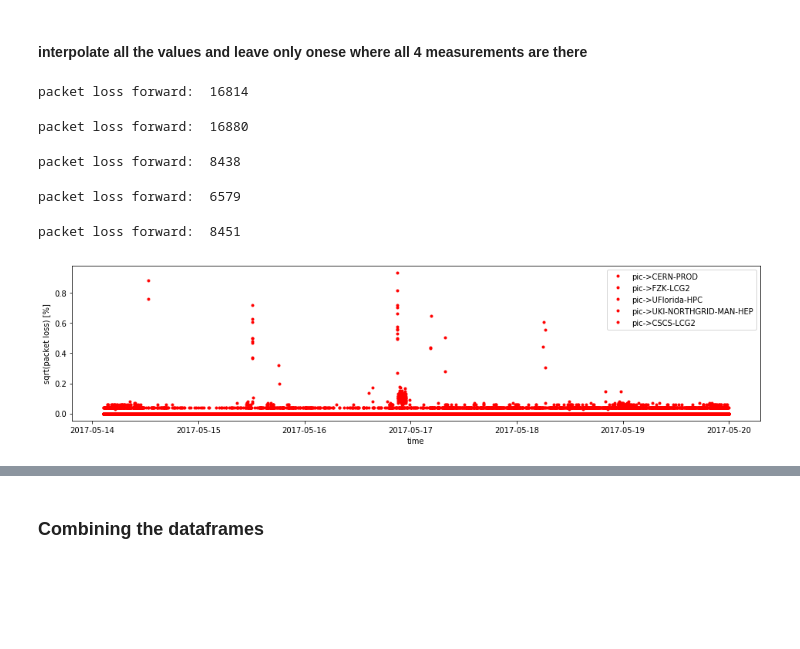
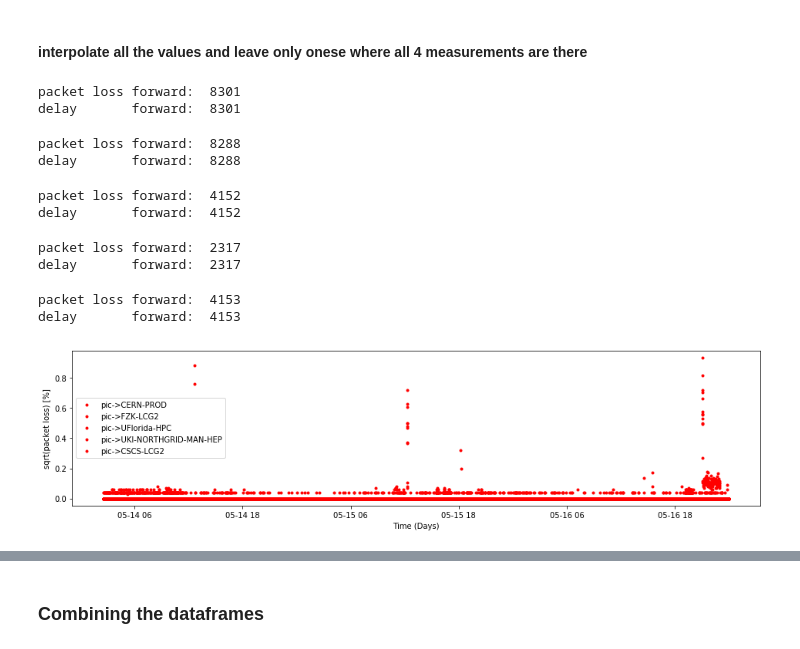
Before and after one commit to ATLAS-Analytics/AnalyticsNotebooks, a Jupyter notebook: JamesZhang/Ilija - all plots for a link - PacketLossWithAnalysis-CorrectTime-5links.ipynb, the cells around one changed output, grey strips where cells are left out. Cells and saved outputs as stored; diff of their text form; code cells hidden in the pictures; blank space fills up the shorter version.

```diff
--- a/JamesZhang/Ilija - all plots for a link - PacketLossWithAnalysis-CorrectTime-5links.ipynb
+++ b/JamesZhang/Ilija - all plots for a link - PacketLossWithAnalysis-CorrectTime-5links.ipynb
@@ -278,7 +323,11 @@ for res in scroll2:
     s=site2[res['_source']['src']]
     data2[s].set_value(ts, 'timestamp', dt)
     column_type = res['_type']
-    if column_type == 'packet_loss_rate':
+    if column_type == 'latency':
+        data2[s].set_value( ts, 'delay_median', res['_source']['delay_median'])
+        data2[s].set_value( ts, 'delay_mean', res['_source']['delay_mean'])
+        data2[s].set_value( ts, 'delay_sd', res['_source']['delay_sd'])
+    elif column_type == 'packet_loss_rate':
         data2[s].set_value( ts, 'packet_loss', res['_source']['packet_loss'])
     #if count<2: print(dt)
 # %% [output]
@@ -309,7 +358,11 @@ for res in scroll3:
     s=site3[res['_source']['src']]
     data3[s].set_value(ts, 'timestamp', dt)
     column_type = res['_type']
-    if column_type == 'packet_loss_rate':
+    if column_type == 'latency':
+        data3[s].set_value( ts, 'delay_median', res['_source']['delay_median'])
+        data3[s].set_value( ts, 'delay_mean', res['_source']['delay_mean'])
+        data3[s].set_value( ts, 'delay_sd', res['_source']['delay_sd'])
+    elif column_type == 'packet_loss_rate':
         data3[s].set_value( ts, 'packet_loss', res['_source']['packet_loss'])
     #if count<2: print(dt)
 # %% [output]
@@ -340,7 +393,11 @@ for res in scroll4:
     s=site4[res['_source']['src']]
     data4[s].set_value(ts, 'timestamp', dt)
     column_type = res['_type']
-    if column_type == 'packet_loss_rate':
+    if column_type == 'latency':
+        data4[s].set_value( ts, 'delay_median', res['_source']['delay_median'])
+        data4[s].set_value( ts, 'delay_mean', res['_source']['delay_mean'])
+        data4[s].set_value( ts, 'delay_sd', res['_source']['delay_sd'])
+    elif column_type == 'packet_loss_rate':
         data4[s].set_value( ts, 'packet_loss', res['_source']['packet_loss'])
     #if count<2: print(dt)
 # %% [output]
@@ -371,7 +428,11 @@ for res in scroll5:
     s=site5[res['_source']['src']]
     data5[s].set_value(ts, 'timestamp', dt)
     column_type = res['_type']
-    if column_type == 'packet_loss_rate':
+    if column_type == 'latency':
+        data5[s].set_value( ts, 'delay_median', res['_source']['delay_median'])
+        data5[s].set_value( ts, 'delay_mean', res['_source']['delay_mean'])
+        data5[s].set_value( ts, 'delay_sd', res['_source']['delay_sd'])
+    elif column_type == 'packet_loss_rate':
         data5[s].set_value( ts, 'packet_loss', res['_source']['packet_loss'])
     #if count<2: print(dt)
 # %% [output]
@@ -637,58 +703,68 @@ print(Fpl5)
 # print(NF.shape)
 # %%
 print( 'packet loss forward: ', Fpl1.shape[0])
+print( 'delay       forward: ', Fd1.shape[0])
 # %% [output]
-packet loss forward:  16814
+packet loss forward:  8301
+delay       forward:  8301
 # %%
 print( 'packet loss forward: ', Fpl2.shape[0])
+print( 'delay       forward: ', Fd2.shape[0])
 # %% [output]
-packet loss forward:  16880
+packet loss forward:  8288
+delay       forward:  8288
 # %%
 print( 'packet loss forward: ', Fpl3.shape[0])
+print( 'delay       forward: ', Fd3.shape[0])
 # %% [output]
-packet loss forward:  8438
+packet loss forward:  4152
+delay       forward:  4152
 # %%
 print( 'packet loss forward: ', Fpl4.shape[0])
+print( 'delay       forward: ', Fd4.shape[0])
 # %% [output]
-packet loss forward:  6579
+packet loss forward:  2317
+delay       forward:  2317
 # %%
 print( 'packet loss forward: ', Fpl5.shape[0])
+print( 'delay       forward: ', Fd5.shape[0])
 # %% [output]
-packet loss forward:  8451
+packet loss forward:  4153
+delay       forward:  4153
 # %%
 plt.figure(figsize=[16, 17])
 gs = gridspec.GridSpec(4, 1)
 
 ax0 = plt.subplot(gs[1])
 ax0.plot(Fpl1.timestamp.tolist(), np.sqrt(Fpl1.packet_loss).tolist(), ls='', marker='.', c='r', label=sS1+'->'+dS1)
-ax0.set_xlabel('time')
+ax0.set_xlabel('Time (Days)')
 ax0.set_ylabel('sqrt(packet loss) [%]')
 ax0.legend()
 
 ax2 = plt.subplot(gs[1])
 ax2.plot(Fpl2.timestamp.tolist(), np.sqrt(Fpl2.packet_loss).tolist(), ls='', marker='.', c='r', label=sS2+'->'+dS2)
-ax2.set_xlabel('time')
+ax2.set_xlabel('Time (Days)')
 ax2.set_ylabel('sqrt(packet loss) [%]')
 ax2.legend()
 
 ax4 = plt.subplot(gs[1])
 ax4.plot(Fpl3.timestamp.tolist(), np.sqrt(Fpl3.packet_loss).tolist(), ls='', marker='.', c='r', label=sS3+'->'+dS3)
-ax4.set_xlabel('time')
+ax4.set_xlabel('Time (Days)')
 ax4.set_ylabel('sqrt(packet loss) [%]')
 ax4.legend()
 
 ax6 = plt.subplot(gs[1])
 ax6.plot(Fpl4.timestamp.tolist(), np.sqrt(Fpl4.packet_loss).tolist(), ls='', marker='.', c='r', label=sS4+'->'+dS4)
-ax6.set_xlabel('time')
+ax6.set_xlabel('Time (Days)')
 ax6.set_ylabel('sqrt(packet loss) [%]')
 ax6.legend()
 
 ax8 = plt.subplot(gs[1])
 ax8.plot(Fpl5.timestamp.tolist(), np.sqrt(Fpl5.packet_loss).tolist(), ls='', marker='.', c='r', label=sS5+'->'+dS5)
-ax8.set_xlabel('time')
+ax8.set_xlabel('Time (Days)')
 ax8.set_ylabel('sqrt(packet loss) [%]')
 ax8.legend()
 
 plt.show()
 # %% [output]
-[figure, old version]
+[figure, new version]
```
Also changed, not shown: parts of 35 cells of this notebook, 25 other files.
